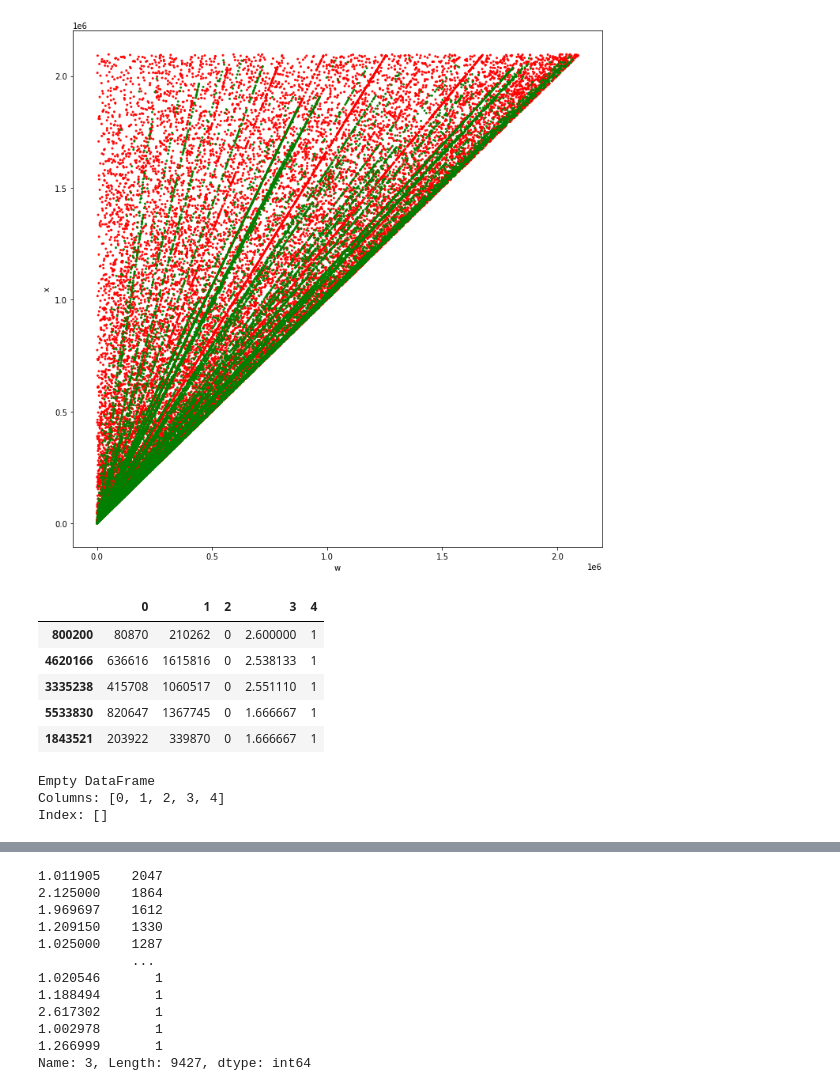
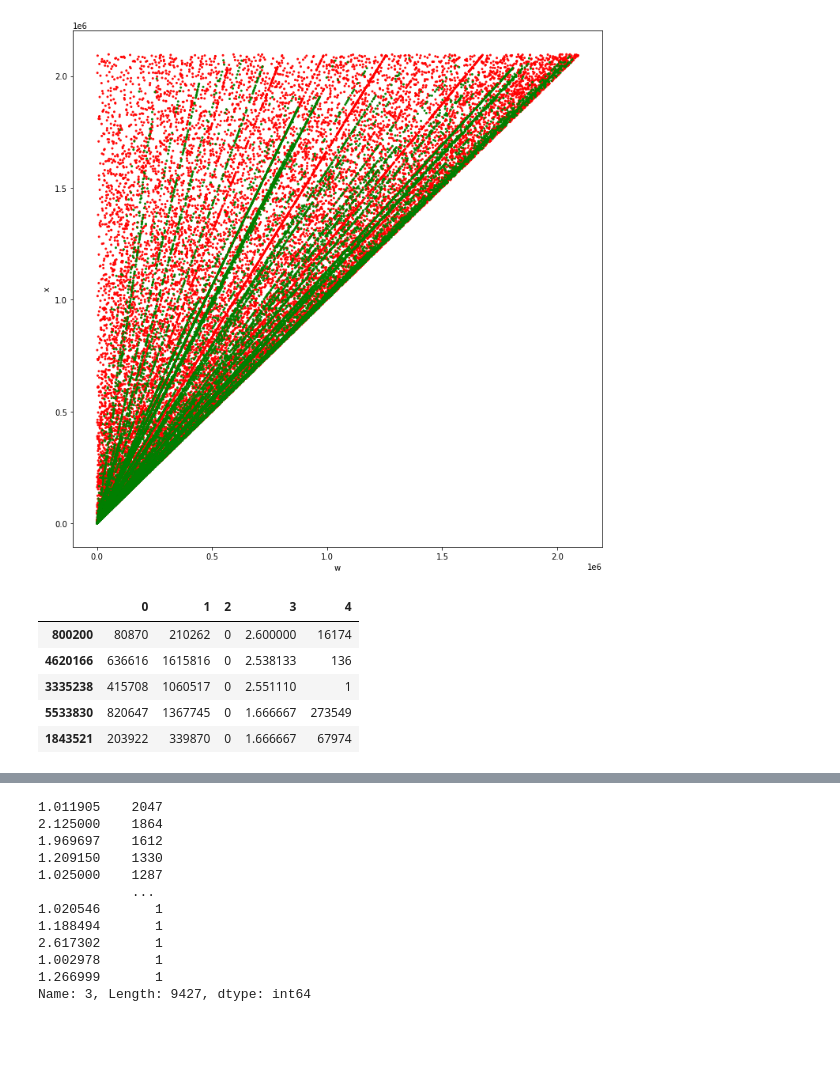
Before and after one commit to Sultanow/pythagorean, a Jupyter notebook: notebook/cluster_pairs.ipynb, the cells around one changed output, grey strips where cells are left out. Saved outputs shown, nothing was run; the diff lists cells and outputs as text; code cells hidden in the pictures; blank space fills up the shorter version.

```diff
--- a/notebook/cluster_pairs.ipynb
+++ b/notebook/cluster_pairs.ipynb
@@ -61,30 +61,25 @@ plt.show()
 # %%
 from sympy import gcd
 
 df_cluster = df.groupby(df.iloc[:,2]).sample(n=19999, random_state=1)
 
 # add a fourth column containing the slope
 df_cluster[3]=0
 df_cluster.iloc[:,3] = df_cluster.iloc[:,1]/df_cluster.iloc[:,0]
 #print(df_cluster.iloc[:,predict_col].value_counts())
 
 # add a fifth column containing the GDC(w,x)
 df_cluster[4]=0
+i=0
 for index, row in df_cluster.iterrows():
-    df_cluster.at[index, 4] = gcd(row[0], row[1])
+    df_cluster.iat[i, 4] = gcd(int(row[0]), int(row[1]))
+    i+=1
 
 df_cluster.head()
 # %% [output]
 |  | 0 | 1 | 2 | 3 | 4 |
-| 800200 | 80870 | 210262 | 0 | 2.600000 | 1 |
-| 4620166 | 636616 | 1615816 | 0 | 2.538133 | 1 |
+| 800200 | 80870 | 210262 | 0 | 2.600000 | 16174 |
+| 4620166 | 636616 | 1615816 | 0 | 2.538133 | 136 |
 | 3335238 | 415708 | 1060517 | 0 | 2.551110 | 1 |
-| 5533830 | 820647 | 1367745 | 0 | 1.666667 | 1 |
-| 1843521 | 203922 | 339870 | 0 | 1.666667 | 1 |
+| 5533830 | 820647 | 1367745 | 0 | 1.666667 | 273549 |
+| 1843521 | 203922 | 339870 | 0 | 1.666667 | 67974 |
-# %%
-# How many pairs are usefull and have gcd(w,x)=1?
-print(df_cluster[(df_cluster.iloc[:,2] == 0) & (df_cluster.iloc[:,4] > 1) ])
-# %% [output]
-Empty DataFrame
-Columns: [0, 1, 2, 3, 4]
-Index: []
```
Also changed, not shown: parts of 1 cell of this notebook.
